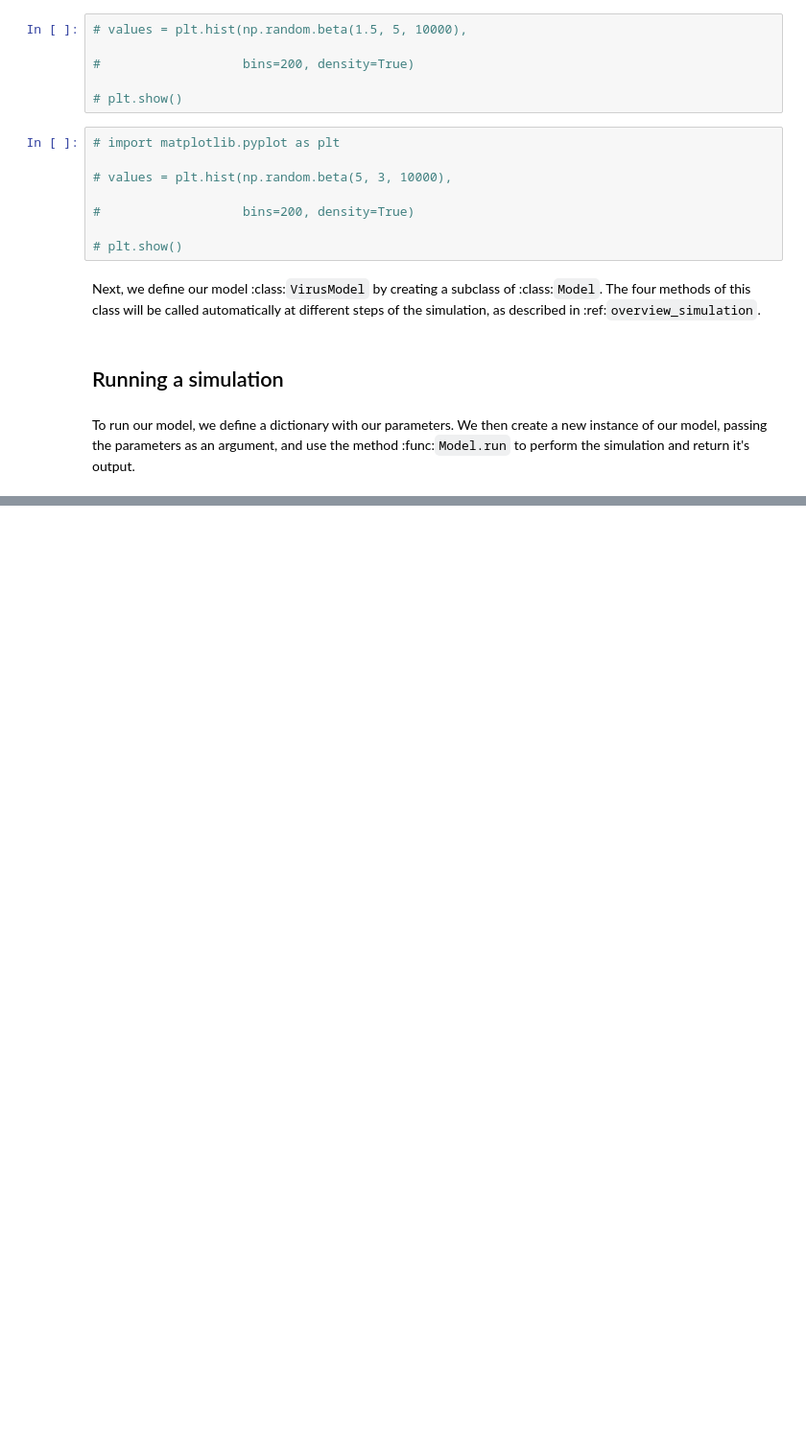
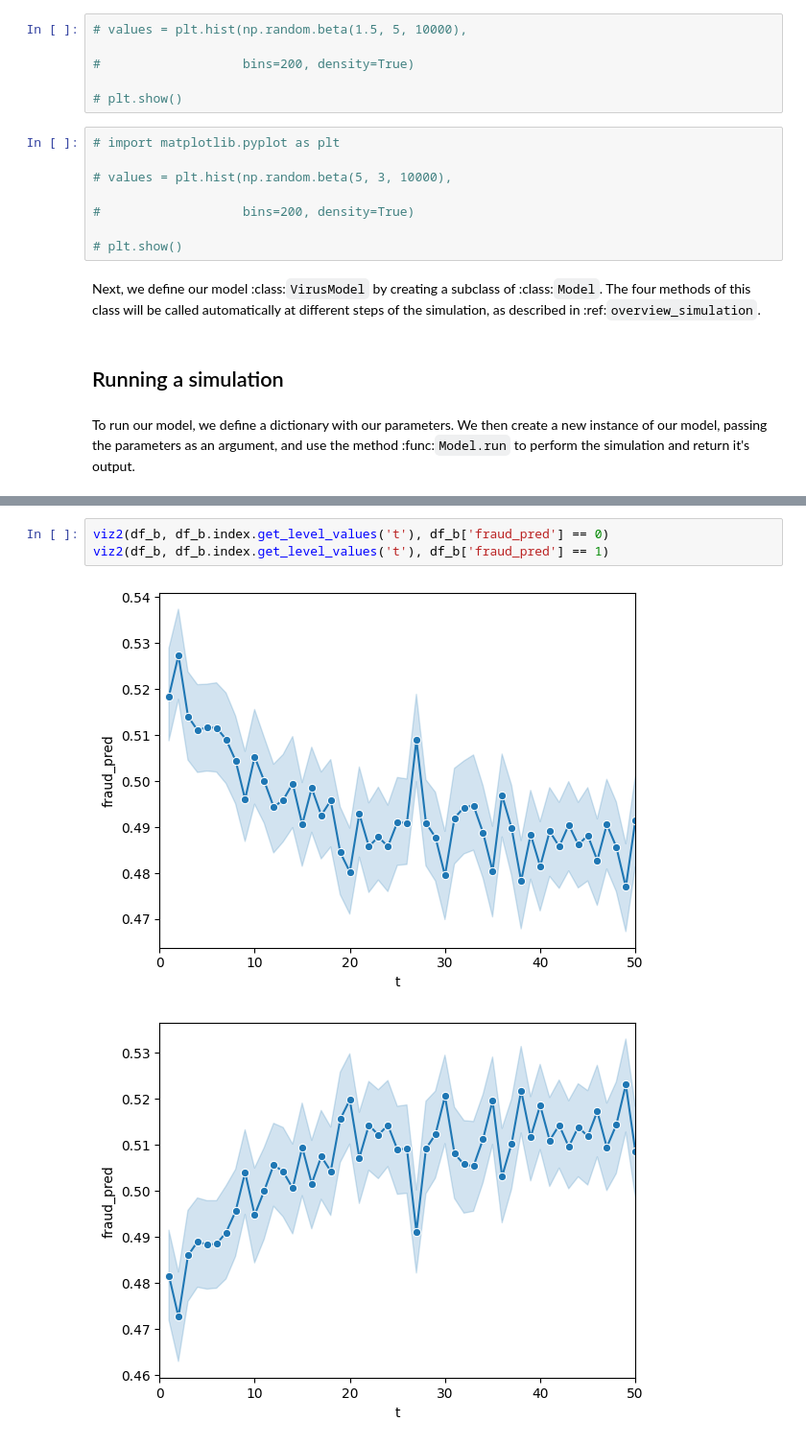
Before and after one commit to Le-Ty/abm_dm_impact, a Jupyter notebook: basic/notebooks/expi_fraud_clf.ipynb, the cells around one changed output, grey strips where cells are left out. Shown at 96% size. Drawn from its saved outputs; the diff is of its cells as text; blank space fills up the shorter version.

```diff
--- a/basic/notebooks/expi_fraud_clf.ipynb
+++ b/basic/notebooks/expi_fraud_clf.ipynb
@@ -304,0 +356,6 @@ viz2(df_b, df_b.index.get_level_values('t'), df_b['wealth'])
+# %%
+viz2(df_b, df_b.index.get_level_values('t'), df_b['fraud_pred'] == 0)
+viz2(df_b, df_b.index.get_level_values('t'), df_b['fraud_pred'] == 1)
+# %% [output]
+[figure, added]
+[figure, added]
```
Also changed, not shown: parts of 11 cells of this notebook, 1 other file.
